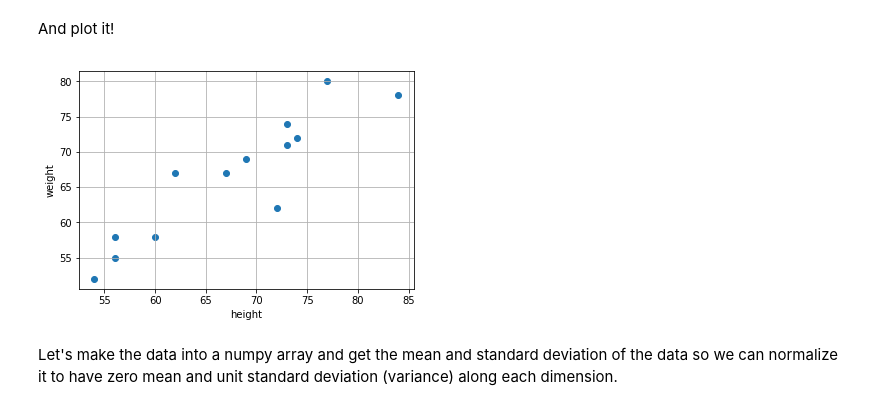
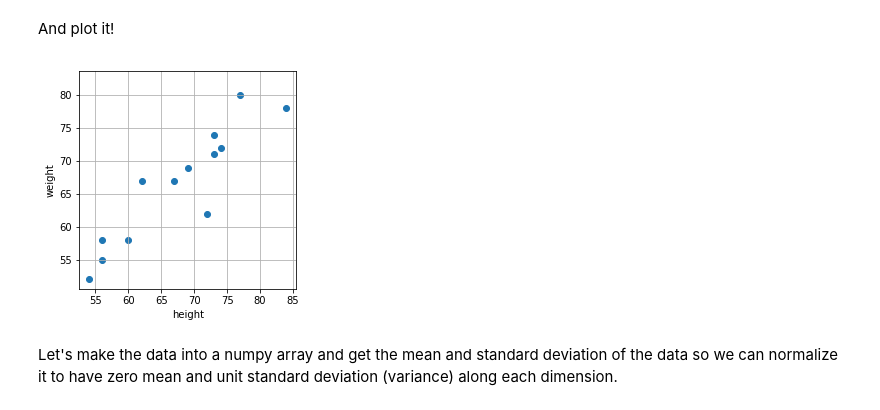
Before and after one commit to foxtrotmike/PCA-Tutorial, a Jupyter notebook: pca.ipynb, the cells around one changed output. Saved outputs shown, nothing was run; the diff lists cells and outputs as text; code cells hidden in the pictures.

```diff
--- a/pca.ipynb
+++ b/pca.ipynb
@@ -49,12 +51,13 @@ And plot it!
 # %%
 import matplotlib.pyplot as plt
 plt.scatter(heights,weights)
 plt.xlabel('height')
 plt.ylabel('weight')
+plt.axis('square')
 plt.grid()
 plt.show()
 # %% [output]
-[figure, old version]
+[figure, new version]
 # %% [markdown]
 Let's make the data into a numpy array and get the mean and standard deviation of the data so we can normalize it to have zero mean and unit standard deviation (variance) along each dimension.
 # %%
```
Also changed, not shown: parts of 23 cells of this notebook, 2 other files.
